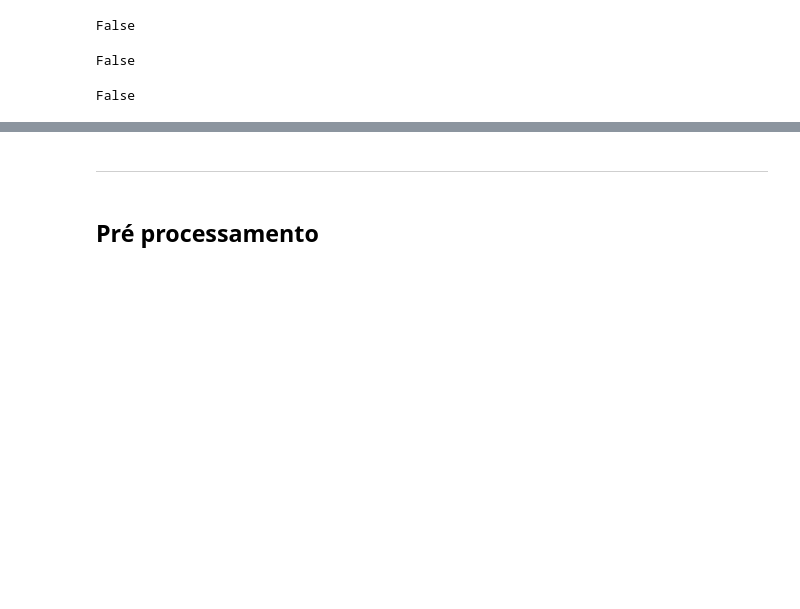
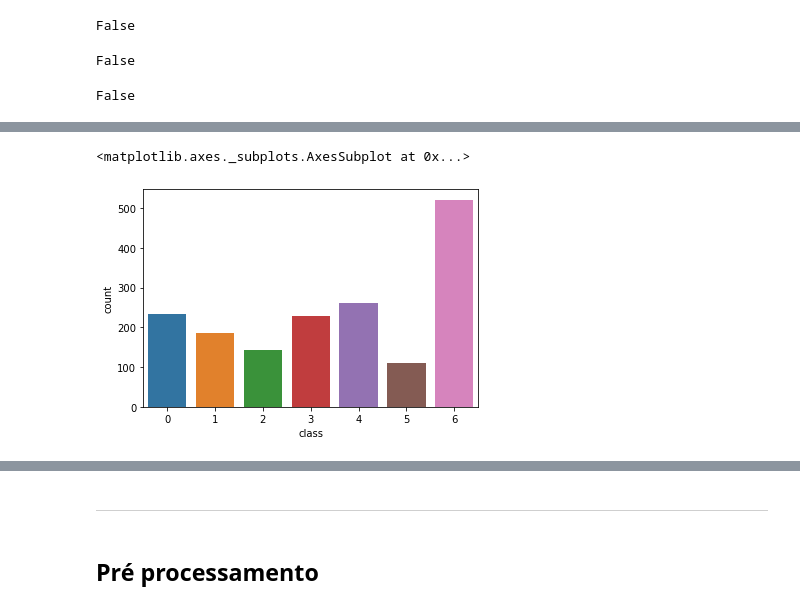
Before and after one commit to YuryJefse/ClassificacaoFuncaoGene, a Jupyter notebook: notebooks/TabalhoUni7-Analise-classificacao-funcao-gene.ipynb, the cells around one changed output, grey strips where cells are left out. Saved outputs shown, nothing was run; the diff lists cells and outputs as text; code cells hidden in the pictures; blank space fills up the shorter version.

```diff
--- a/notebooks/TabalhoUni7-Analise-classificacao-funcao-gene.ipynb
+++ b/notebooks/TabalhoUni7-Analise-classificacao-funcao-gene.ipynb
@@ -57,0 +72,5 @@ False
+# %%
+sns.countplot(x='class', data=raw_macaco)
+# %% [output]
+<matplotlib.axes._subplots.AxesSubplot at 0x...>
+[figure, added]
```
Also changed, not shown: parts of 44 cells of this notebook.
